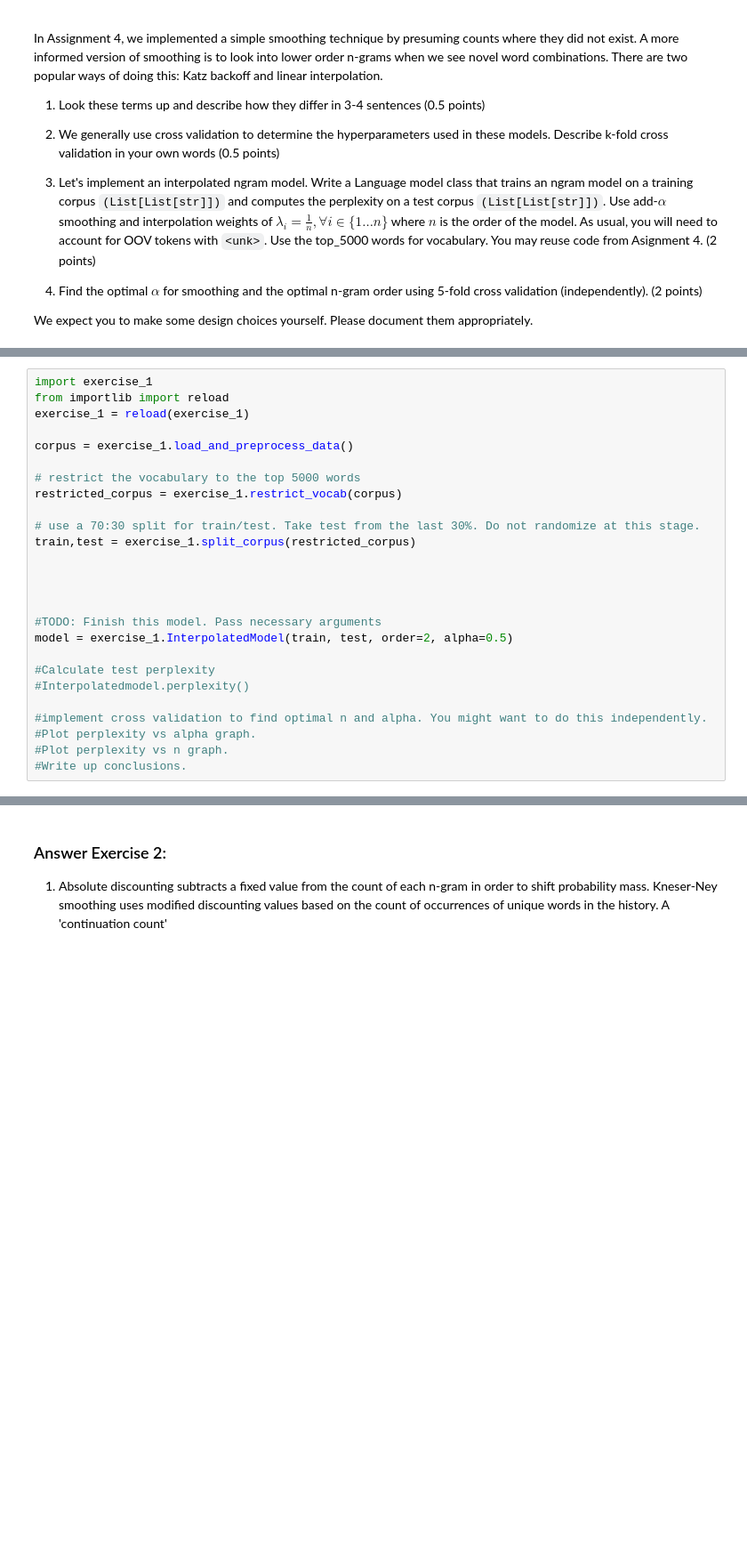
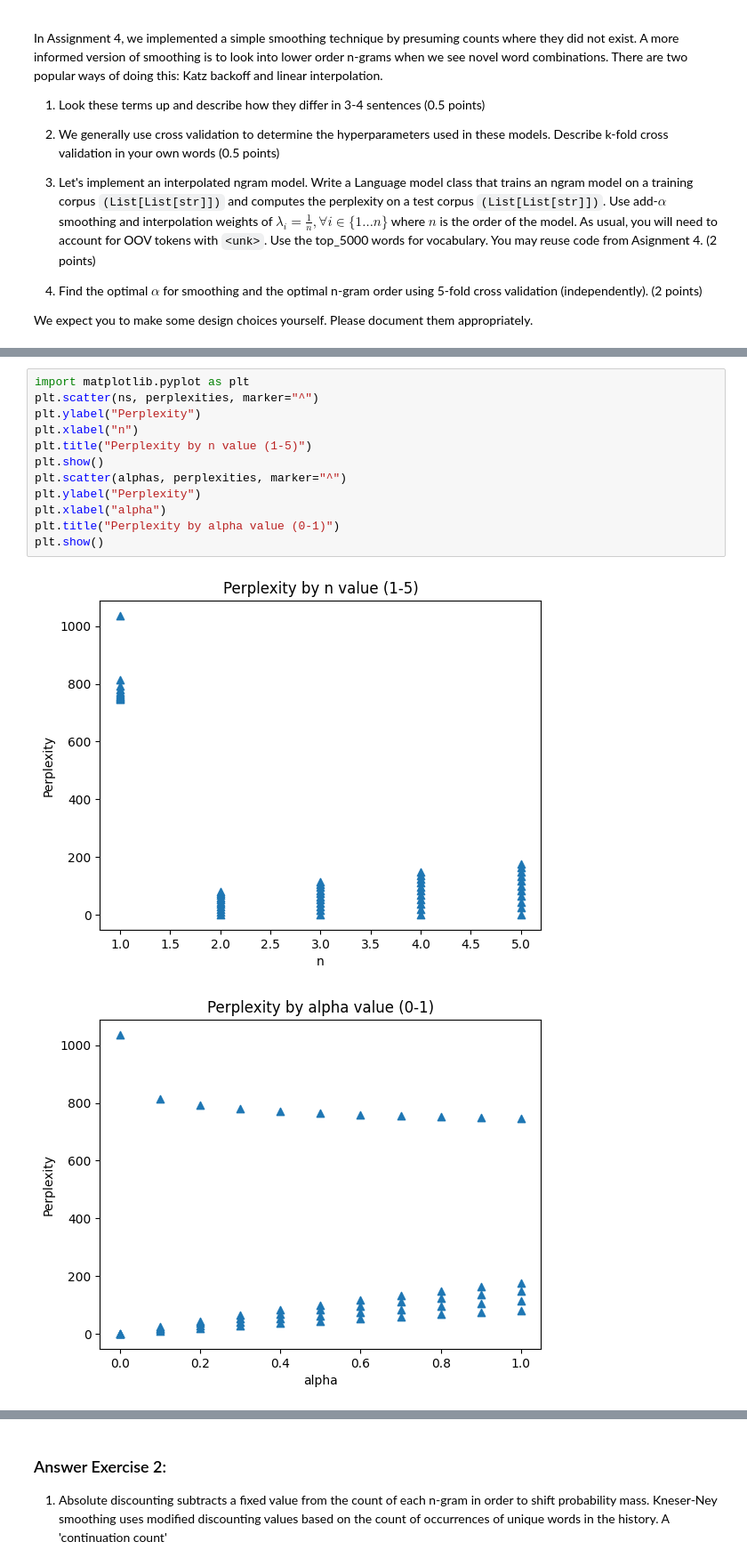
Before and after one commit to WilliamPLaCroix/SNLP-Assignments, a Jupyter notebook: Assignment_5/Assignment5.ipynb, the cells around one changed output, grey strips where cells are left out. Shown at 89% size. Saved outputs shown, nothing was run; the diff lists cells and outputs as text; blank space fills up the shorter version.

```diff
--- a/Assignment_5/Assignment5.ipynb
+++ b/Assignment_5/Assignment5.ipynb
@@ -41,26 +42,0 @@ We expect you to make some design choices yourself. Please document them appropr
-# %%
-import exercise_1
-from importlib import reload
-exercise_1 = reload(exercise_1)
-
-corpus = exercise_1.load_and_preprocess_data()
-
-# restrict the vocabulary to the top 5000 words
-restricted_corpus = exercise_1.restrict_vocab(corpus)
-
-# use a 70:30 split for train/test. Take test from the last 30%. Do not randomize at this stage.
-train,test = exercise_1.split_corpus(restricted_corpus)
-
-
-
-
-#TODO: Finish this model. Pass necessary arguments
-model = exercise_1.InterpolatedModel(train, test, order=2, alpha=0.5)
-
-#Calculate test perplexity
-#Interpolatedmodel.perplexity()
-
-#implement cross validation to find optimal n and alpha. You might want to do this independently.
-#Plot perplexity vs alpha graph.
-#Plot perplexity vs n graph.
-#Write up conclusions.
@@ -77,3 +100,18 @@ True
+# %%
+import matplotlib.pyplot as plt
+plt.scatter(ns, perplexities, marker="^")
+plt.ylabel("Perplexity")
+plt.xlabel("n")
+plt.title("Perplexity by n value (1-5)")
+plt.show()
+plt.scatter(alphas, perplexities, marker="^")
+plt.ylabel("Perplexity")
+plt.xlabel("alpha")
+plt.title("Perplexity by alpha value (0-1)")
+plt.show()
+# %% [output]
+[figure, added]
+[figure, added]
 # %% [markdown]
 ## Exercise 2: Kneser-Ney Smoothing (5 points)
 
```
Also changed, not shown: parts of 3 cells of this notebook, 1 other file.
